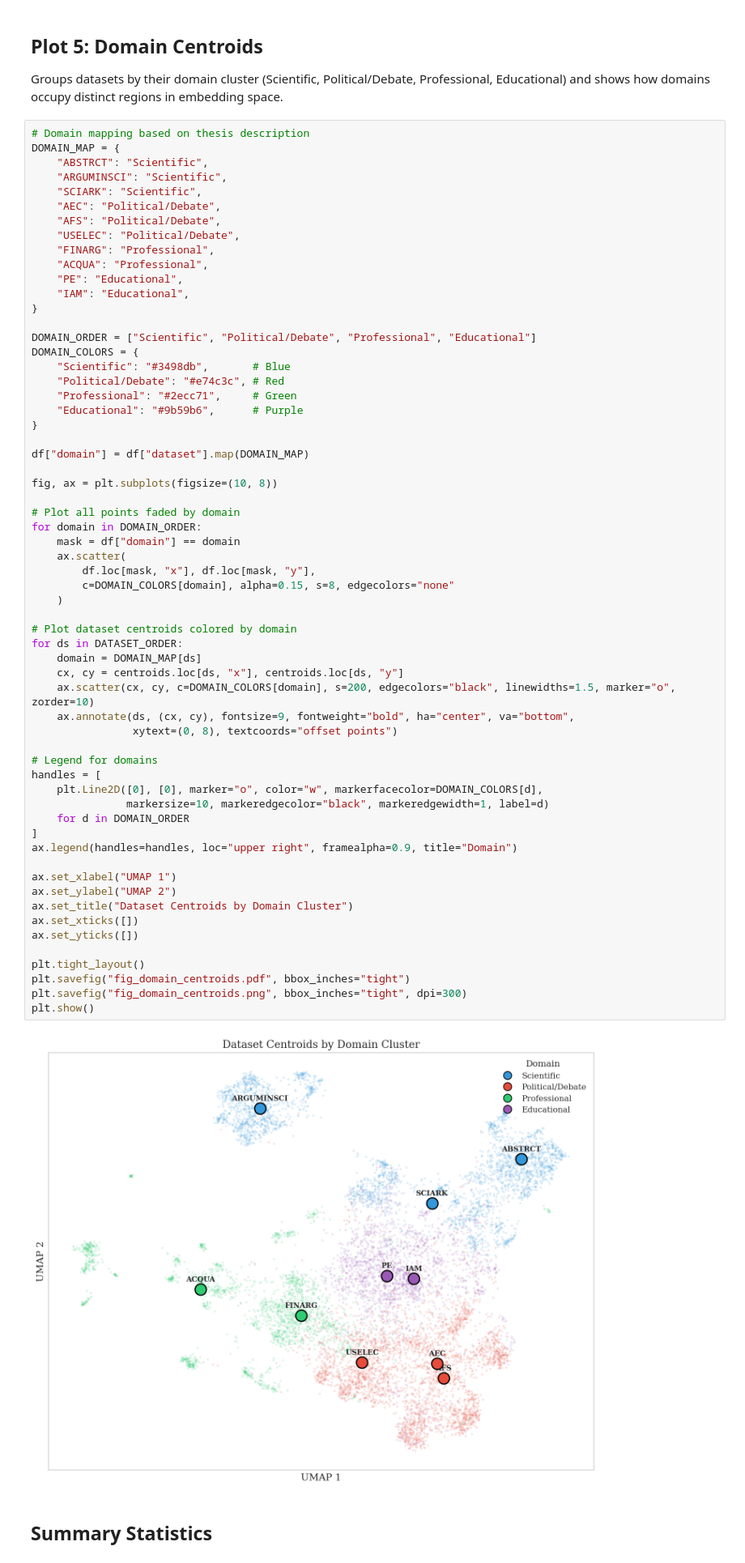
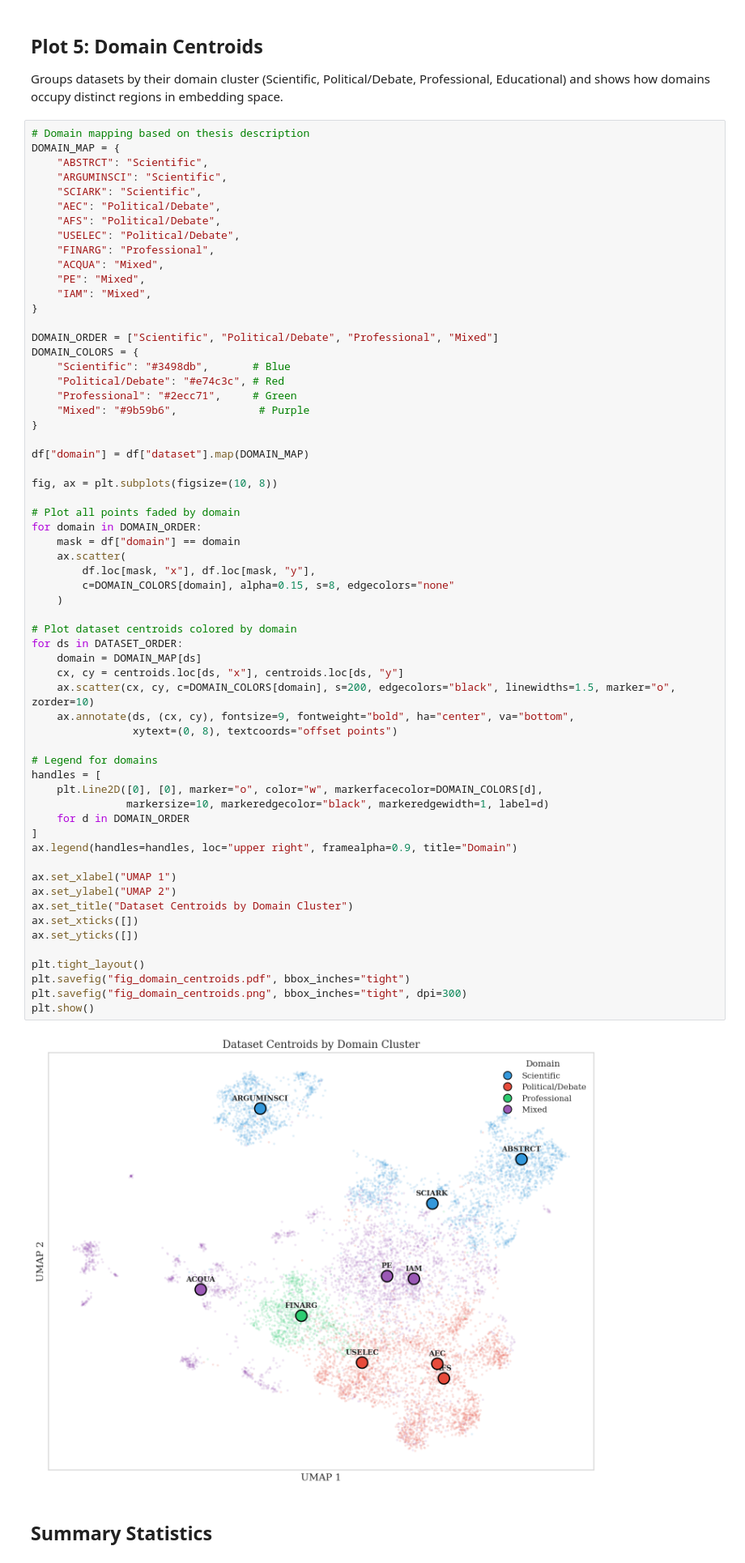
Before and after one commit to wideraHannes/GAIC-Thesis, a Jupyter notebook: experiments/rq4_retrieval/visualize_embeddings.ipynb, the cells around one changed output. Shown at 81% size. Cells and saved outputs as stored; diff of their text form.

```diff
--- a/experiments/rq4_retrieval/visualize_embeddings.ipynb
+++ b/experiments/rq4_retrieval/visualize_embeddings.ipynb
@@ -213,17 +215,17 @@ DOMAIN_MAP = {
     "AFS": "Political/Debate",
     "USELEC": "Political/Debate",
     "FINARG": "Professional",
-    "ACQUA": "Professional",
-    "PE": "Educational",
-    "IAM": "Educational",
+    "ACQUA": "Mixed",
+    "PE": "Mixed",
+    "IAM": "Mixed",
 }
 
-DOMAIN_ORDER = ["Scientific", "Political/Debate", "Professional", "Educational"]
+DOMAIN_ORDER = ["Scientific", "Political/Debate", "Professional", "Mixed"]
 DOMAIN_COLORS = {
     "Scientific": "#3498db",       # Blue
     "Political/Debate": "#e74c3c", # Red
     "Professional": "#2ecc71",     # Green
-    "Educational": "#9b59b6",      # Purple
+    "Mixed": "#9b59b6",             # Purple
 }
 
 df["domain"] = df["dataset"].map(DOMAIN_MAP)
@@ -238,34 +240,34 @@ for domain in DOMAIN_ORDER:
         c=DOMAIN_COLORS[domain], alpha=0.15, s=8, edgecolors="none"
     )
 
 # Plot dataset centroids colored by domain
 for ds in DATASET_ORDER:
     domain = DOMAIN_MAP[ds]
     cx, cy = centroids.loc[ds, "x"], centroids.loc[ds, "y"]
     ax.scatter(cx, cy, c=DOMAIN_COLORS[domain], s=200, edgecolors="black", linewidths=1.5, marker="o", zorder=10)
     ax.annotate(ds, (cx, cy), fontsize=9, fontweight="bold", ha="center", va="bottom",
                 xytext=(0, 8), textcoords="offset points")
 
 # Legend for domains
 handles = [
     plt.Line2D([0], [0], marker="o", color="w", markerfacecolor=DOMAIN_COLORS[d],
                markersize=10, markeredgecolor="black", markeredgewidth=1, label=d)
     for d in DOMAIN_ORDER
 ]
 ax.legend(handles=handles, loc="upper right", framealpha=0.9, title="Domain")
 
 ax.set_xlabel("UMAP 1")
 ax.set_ylabel("UMAP 2")
 ax.set_title("Dataset Centroids by Domain Cluster")
 ax.set_xticks([])
 ax.set_yticks([])
 
 plt.tight_layout()
 plt.savefig("fig_domain_centroids.pdf", bbox_inches="tight")
 plt.savefig("fig_domain_centroids.png", bbox_inches="tight", dpi=300)
 plt.show()
 # %% [output]
-[figure, old version]
+[figure, new version]
 # %% [markdown]
 ## Summary Statistics
 # %%
```
Also changed, not shown: parts of 2 cells of this notebook, 18 other files.
